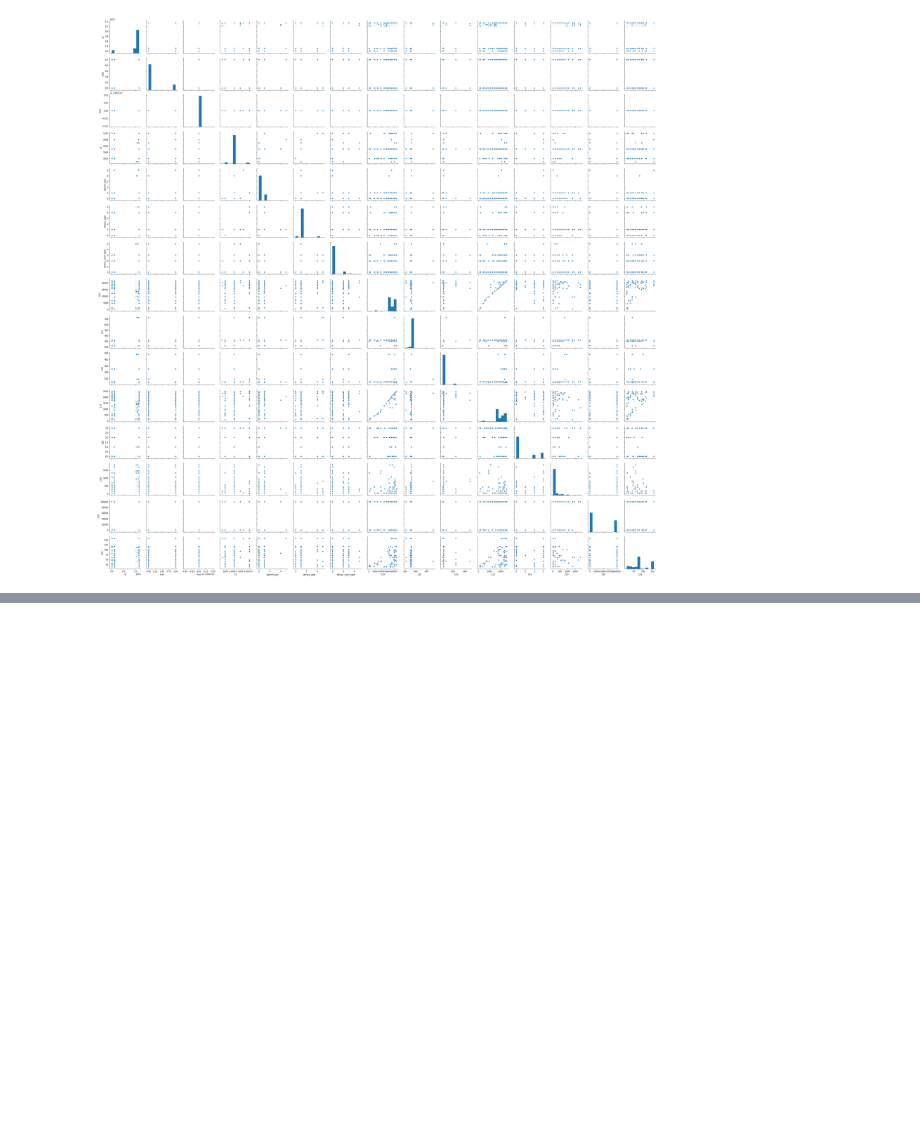
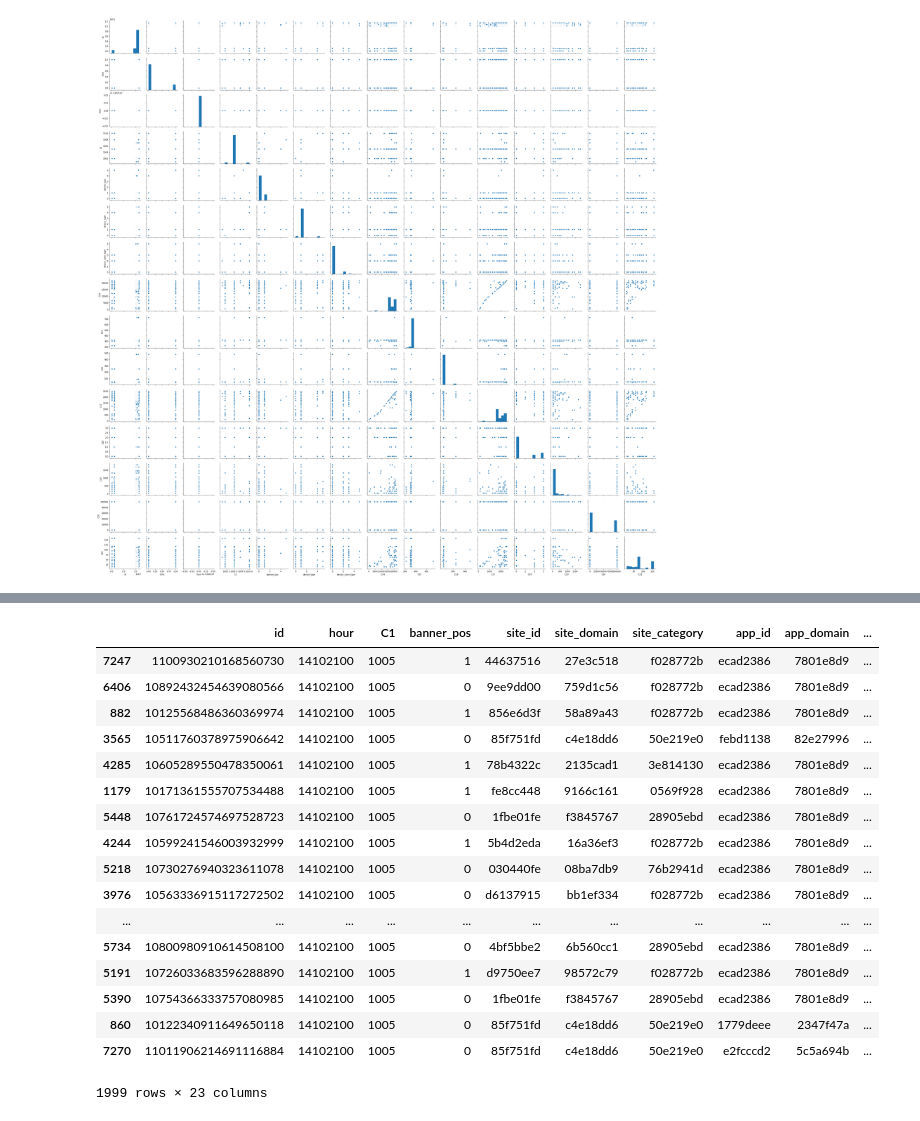
Before and after one commit to kvm108/avazu_ctr, a Jupyter notebook: logistic_regression.ipynb, the cells around one changed output, grey strips where cells are left out. Cells and saved outputs as stored; diff of their text form; code cells hidden in the pictures; blank space fills up the shorter version.

```diff
--- a/logistic_regression.ipynb
+++ b/logistic_regression.ipynb
@@ -133,0 +227,30 @@ sns.pairplot(df)
+# %%
+#C1 and device types are categorival data, not numerical
+
+X['C1'] = X['C1'].astype(str)
+X['device_type'] = X['device_type'].astype(str)
+# %%
+from sklearn.model_selection import train_test_split
+
+X_train, X_test, y_train, y_test = train_test_split(X, Y, test_size=0.8, random_state=42)
+
+X_train
+# %% [output]
+|  | id | hour | C1 | banner_pos | site_id | site_domain | site_category | app_id | app_domain | ... |
+| 7247 | 1100930210168560730 | 14102100 | 1005 | 1 | 44637516 | 27e3c518 | f028772b | ecad2386 | 7801e8d9 | ... |
+| 6406 | 10892432454639080566 | 14102100 | 1005 | 0 | 9ee9dd00 | 759d1c56 | f028772b | ecad2386 | 7801e8d9 | ... |
+| 882 | 10125568486360369974 | 14102100 | 1005 | 1 | 856e6d3f | 58a89a43 | f028772b | ecad2386 | 7801e8d9 | ... |
+| 3565 | 10511760378975906642 | 14102100 | 1005 | 0 | 85f751fd | c4e18dd6 | 50e219e0 | febd1138 | 82e27996 | ... |
+| 4285 | 10605289550478350061 | 14102100 | 1005 | 1 | 78b4322c | 2135cad1 | 3e814130 | ecad2386 | 7801e8d9 | ... |
+| 1179 | 10171361555707534488 | 14102100 | 1005 | 1 | fe8cc448 | 9166c161 | 0569f928 | ecad2386 | 7801e8d9 | ... |
+| 5448 | 10761724574697528723 | 14102100 | 1005 | 0 | 1fbe01fe | f3845767 | 28905ebd | ecad2386 | 7801e8d9 | ... |
+| 4244 | 10599241546003932999 | 14102100 | 1005 | 1 | 5b4d2eda | 16a36ef3 | f028772b | ecad2386 | 7801e8d9 | ... |
+| 5218 | 10730276940323611078 | 14102100 | 1005 | 0 | 030440fe | 08ba7db9 | 76b2941d | ecad2386 | 7801e8d9 | ... |
+| 3976 | 10563336915117272502 | 14102100 | 1005 | 0 | d6137915 | bb1ef334 | f028772b | ecad2386 | 7801e8d9 | ... |
+| ... | ... | ... | ... | ... | ... | ... | ... | ... | ... | ... |
+| 5734 | 10800980910614508100 | 14102100 | 1005 | 0 | 4bf5bbe2 | 6b560cc1 | 28905ebd | ecad2386 | 7801e8d9 | ... |
+| 5191 | 10726033683596288890 | 14102100 | 1005 | 1 | d9750ee7 | 98572c79 | f028772b | ecad2386 | 7801e8d9 | ... |
+| 5390 | 10754366333757080985 | 14102100 | 1005 | 0 | 1fbe01fe | f3845767 | 28905ebd | ecad2386 | 7801e8d9 | ... |
+| 860 | 10122340911649650118 | 14102100 | 1005 | 0 | 85f751fd | c4e18dd6 | 50e219e0 | 1779deee | 2347f47a | ... |
+| 7270 | 11011906214691116884 | 14102100 | 1005 | 0 | 85f751fd | c4e18dd6 | 50e219e0 | e2fcccd2 | 5c5a694b | ... |
+1999 rows × 23 columns
```
Also changed, not shown: parts of 9 cells of this notebook.
